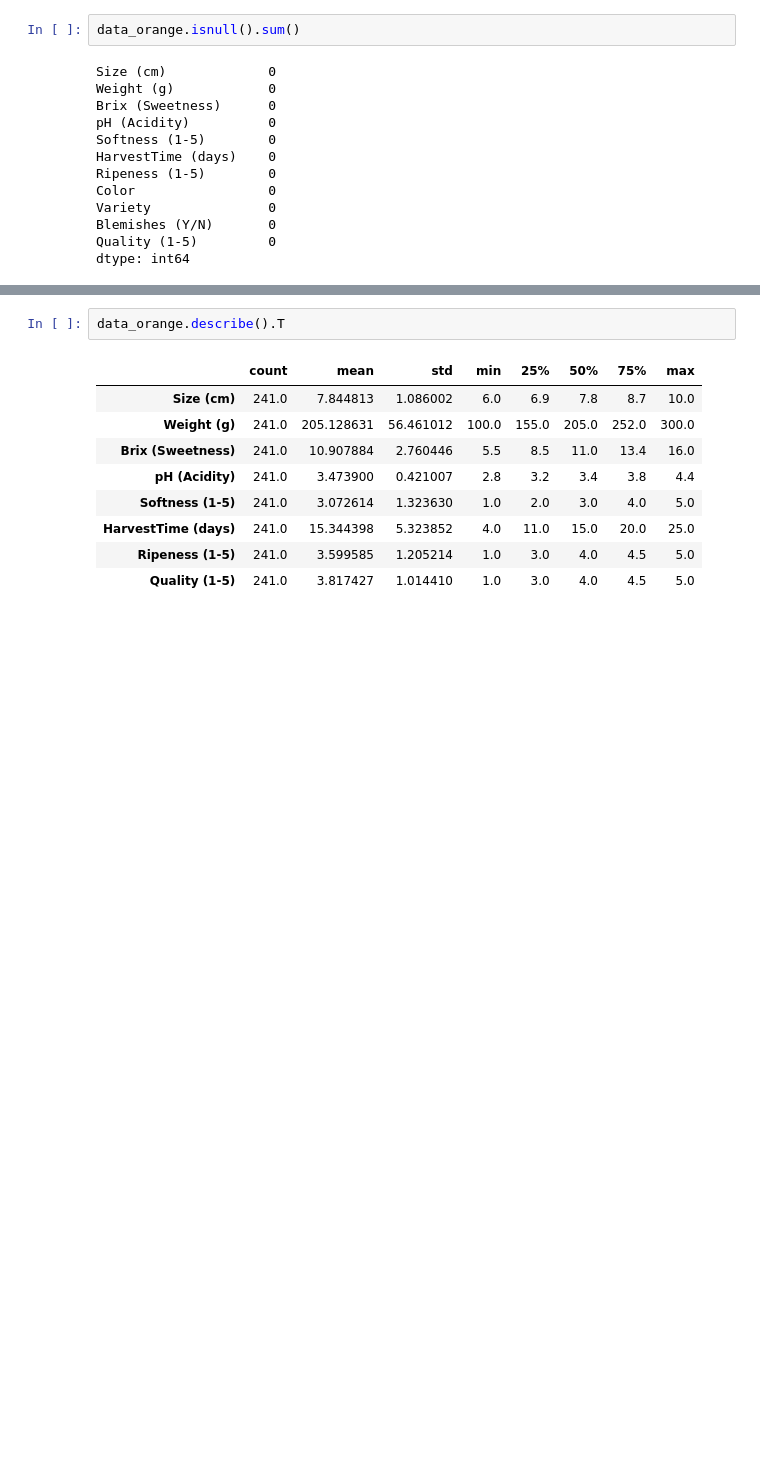
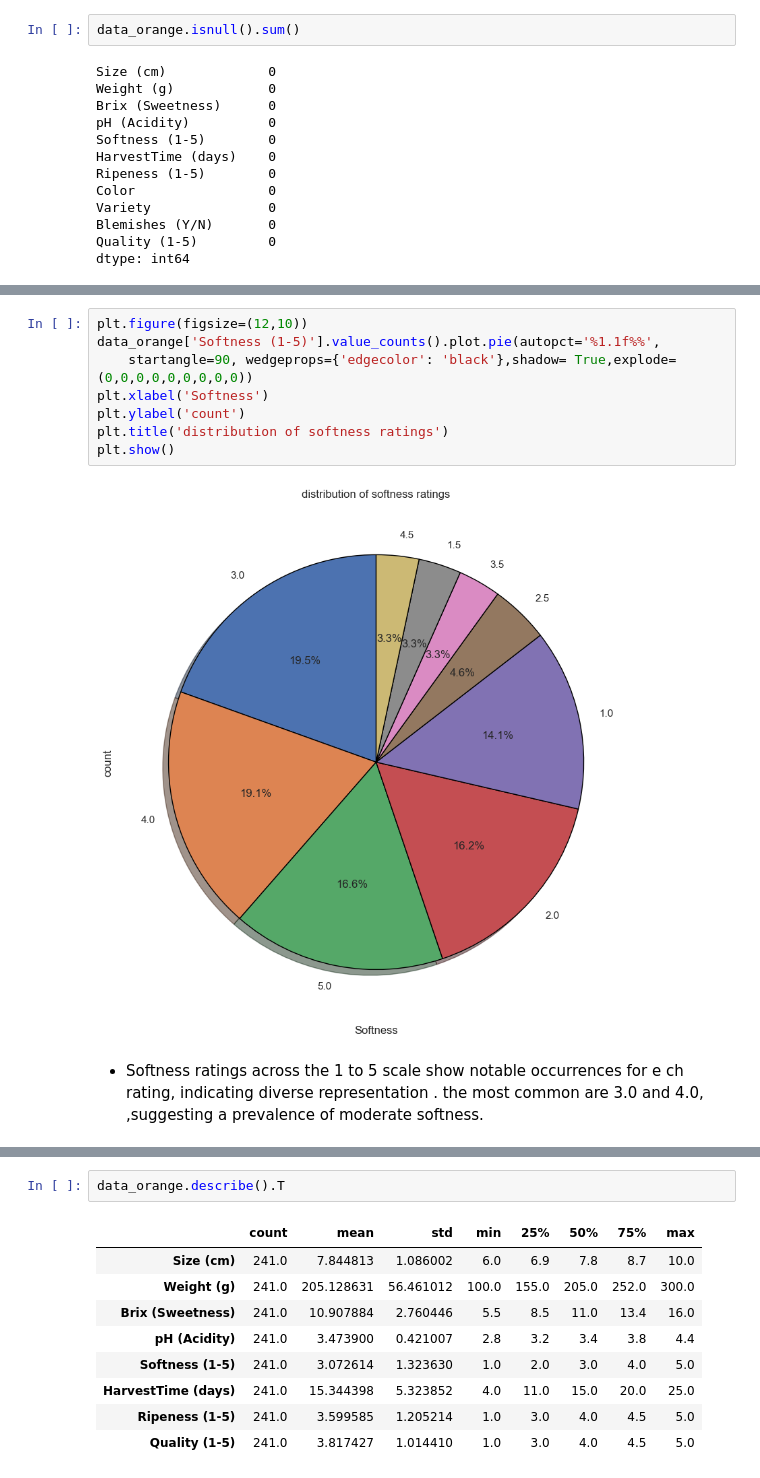
Before and after one commit to Djazil01/Orange-Quality-Classification, a Jupyter notebook: orange.ipynb, the cells around one changed output, grey strips where cells are left out. Drawn from its saved outputs; the diff is of its cells as text; blank space fills up the shorter version.

```diff
--- a/orange.ipynb
+++ b/orange.ipynb
@@ -74,0 +151,12 @@ dtype: int64
+# %%
+plt.figure(figsize=(12,10))
+data_orange['Softness (1-5)'].value_counts().plot.pie(autopct='%1.1f%%',
+    startangle=90, wedgeprops={'edgecolor': 'black'},shadow= True,explode=(0,0,0,0,0,0,0,0,0))
+plt.xlabel('Softness')
+plt.ylabel('count')
+plt.title('distribution of softness ratings')
+plt.show()
+# %% [output]
+[figure, added]
+# %% [markdown]
+* Softness ratings across the 1 to 5 scale show notable occurrences for e   ch rating, indicating diverse representation . the most common are 3.0 and 4.0, ,suggesting a prevalence of moderate softness.
```
Also changed, not shown: parts of 20 cells of this notebook.
